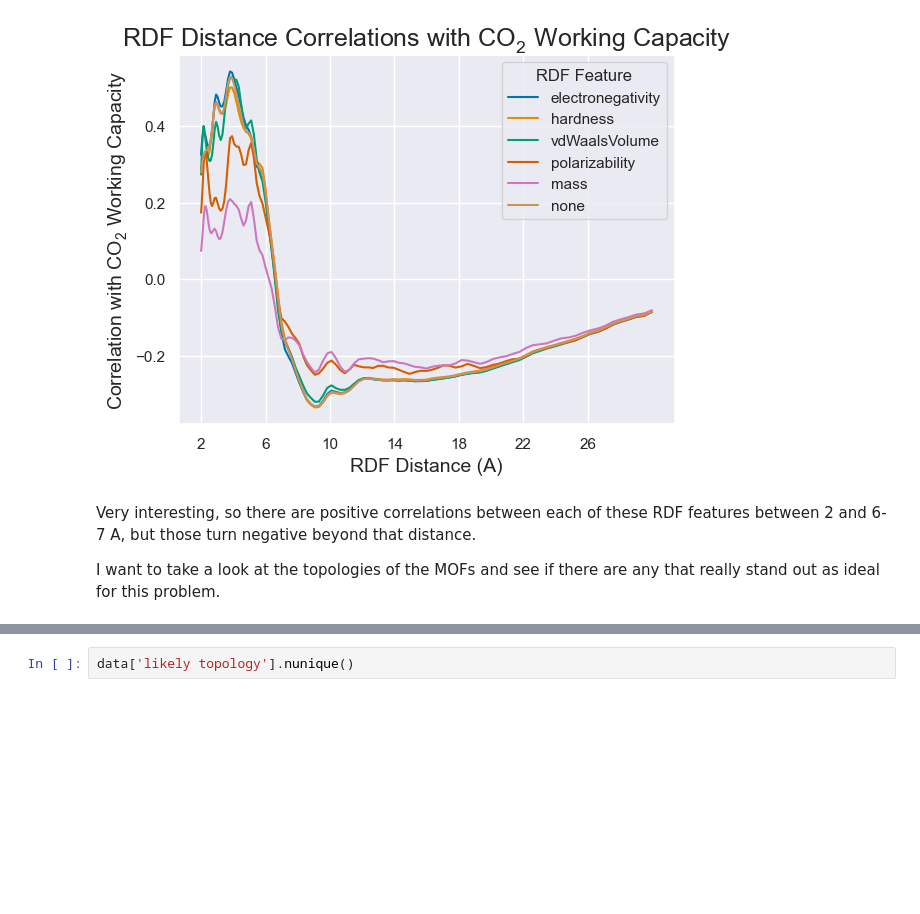
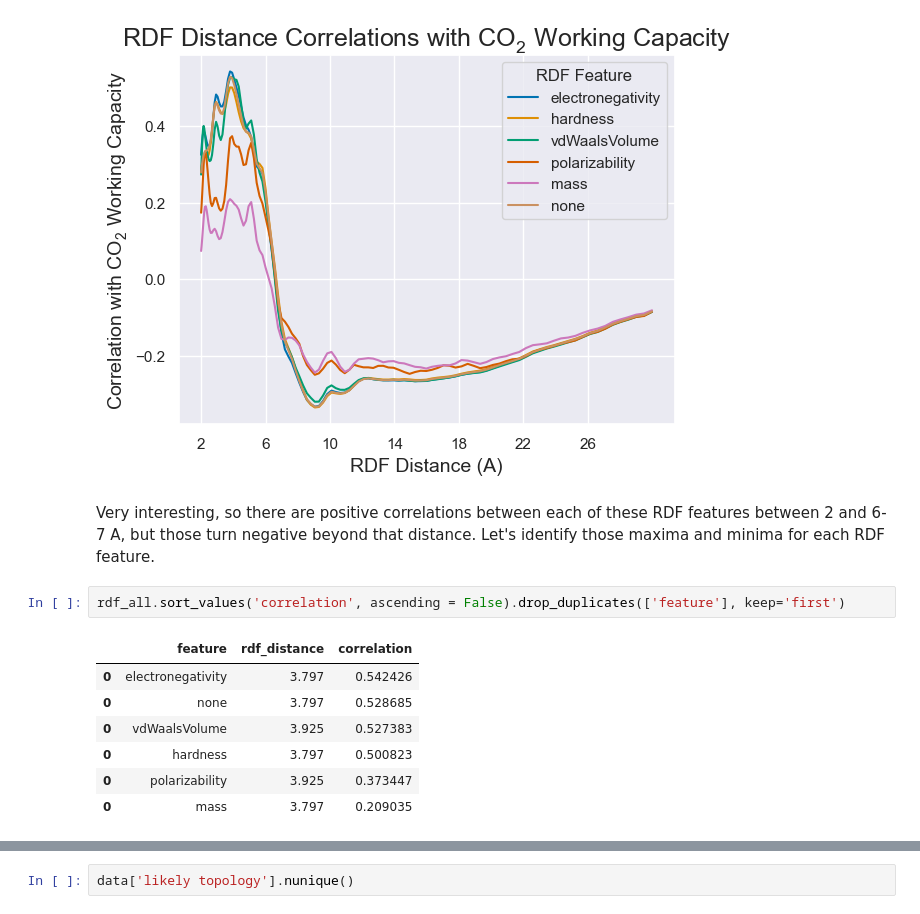
Before and after one commit to zjbrown0689/MOF-Capstone, a Jupyter notebook: notebooks/2_exploratory_data_analysis.ipynb, the cells around one changed output, grey strips where cells are left out. Cells and saved outputs as stored; diff of their text form; blank space fills up the shorter version.

```diff
--- a/notebooks/2_exploratory_data_analysis.ipynb
+++ b/notebooks/2_exploratory_data_analysis.ipynb
@@ -200,6 +201,14 @@ plt.show()
 # %% [output]
 [figure]
 # %% [markdown]
-Very interesting, so there are positive correlations between each of these RDF features between 2 and 6-7 A, but those turn negative beyond that distance.
-
-I want to take a look at the topologies of the MOFs and see if there are any that really stand out as ideal for this problem.
+Very interesting, so there are positive correlations between each of these RDF features between 2 and 6-7 A, but those turn negative beyond that distance. Let's identify those maxima and minima for each RDF feature.
+# %%
+rdf_all.sort_values('correlation', ascending = False).drop_duplicates(['feature'], keep='first')
+# %% [output]
+|  | feature | rdf_distance | correlation |
+| 0 | electronegativity | 3.797 | 0.542426 |
+| 0 | none | 3.797 | 0.528685 |
+| 0 | vdWaalsVolume | 3.925 | 0.527383 |
+| 0 | hardness | 3.797 | 0.500823 |
+| 0 | polarizability | 3.925 | 0.373447 |
+| 0 | mass | 3.797 | 0.209035 |
```
Also changed, not shown: parts of 29 cells of this notebook, 2 other files.
